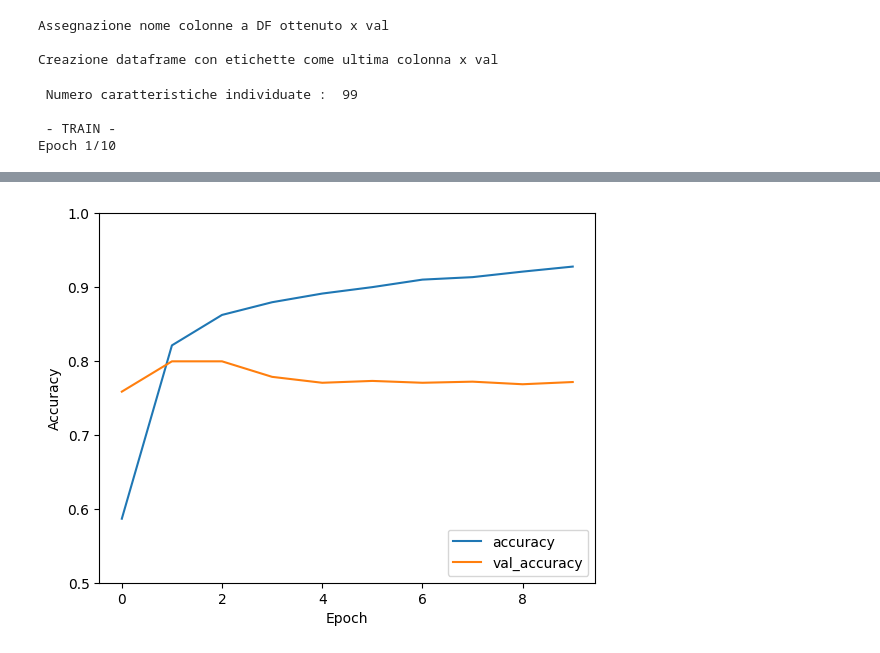
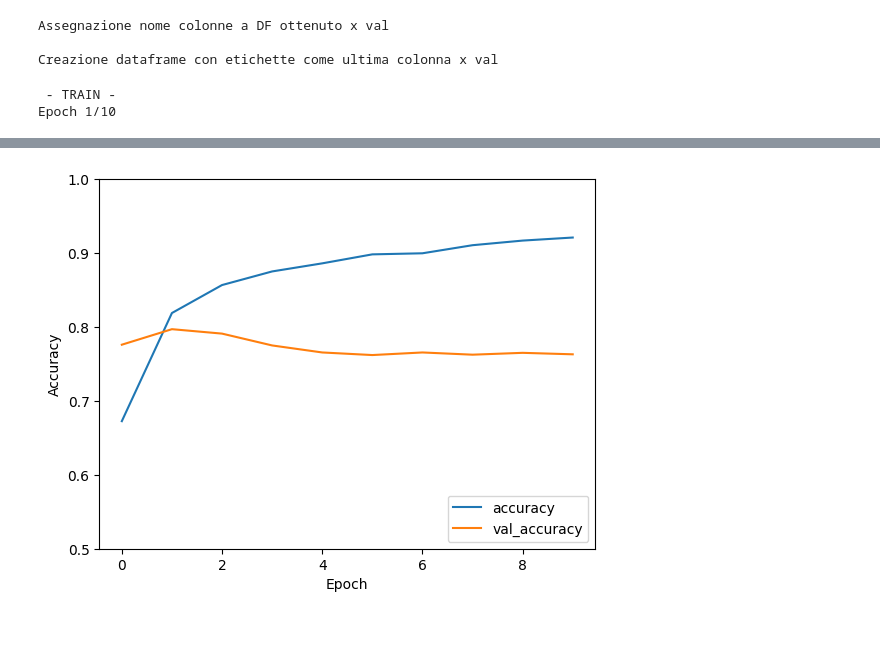
Before and after one commit to Domendomen99/csl_prj, a Jupyter notebook: CNN_PCA+.ipynb, the cells around one changed output, grey strips where cells are left out. Saved outputs shown, nothing was run; the diff lists cells and outputs as text; code cells hidden in the pictures.

```diff
--- a/CNN_PCA+.ipynb
+++ b/CNN_PCA+.ipynb
@@ -295,39 +307,9 @@ df_filtrato_test = df_filtrato_test.drop(columns=['y'])
 df_filtrato_val = df_filtrato_etichettato_val.copy()
 df_filtrato_val = df_filtrato_val.drop(columns=['y'])
 # %%
-
 from tensorflow.keras import Sequential
 from tensorflow.keras.layers import Dense, Dropout
 from tensorflow.keras.optimizers import Adam
-
-
-##############################################
-## - APPROCCIO CON MODELLO TROVATO ONLINE - ##
-###################################################################################
-# -> https://www.datacamp.com/tutorial/principal-component-analysis-in-python <- ##
-###################################################################################
-# - Utilizzo di una NN sequenziale - #########
-###############################################################################
-# - Senza scremare il dataset il risultato della classificazione è inutile - ##
-###############################################################################
-
-# Imposto PCA in modo che mantenga il 90% della varianza originale
-pca = PCA(pca_train.n_components_)
-
-# Adattamento dei dati in modo che mantengano le caratteristiche desiderate
-pca.fit(df_filtrato)
-pca.fit(df_filtrato_test)
-
-# Creazione dell'oggetto PCA con i parametri desiderati
-PCA(copy=True, iterated_power='auto', n_components=pca.n_components_, random_state=None, svd_solver='auto', tol=0.0, whiten=False)
-
-# Stampa dei componenti individuati in fase di riduzione della dimensionalità
-print("\n Numero caratteristiche individuate : ",pca.n_components_)
-
-# Applico trasformazione a dati in modo da proiettarli su uno spazio di dimensionalità ridotta
-# - Ottenuto prima
-train_img_pca = pca.transform(df_filtrato)
-test_img_pca = pca.transform(df_filtrato_test)
 
 # Numero di classi da classificare
 num_classes = 10
@@ -356,20 +338,6 @@ model.add(Dense(128, activation='relu'))
 ##  model.add(Dense(4, activation='relu'))
 model.add(Dense(num_classes, activation='softmax'))
 
-'''
-model = Sequential()
-model.add(Dense(512, activation='relu', input_shape=(2,)))
-model.add(Dropout(0.2))  # Introduce dropout for regularization
-model.add(Dense(256, activation='relu'))
-model.add(Dropout(0.2))
-model.add(Dense(128, activation='relu'))
-model.add(Dense(num_classes, activation='softmax'))
-
-model.compile(loss='categorical_crossentropy',
-                optimizer=Adam(learning_rate=0.01),
-                metrics=['accuracy'])
-'''
-
 # Stampa della conformazione del modello
 ##  model.summary()
 
@@ -379,20 +347,11 @@ model.compile(loss='categorical_crossentropy', optimizer=Adam(learning_rate=0.00
 
 # Esecuzione allenamento e calcolo affidabilità
 print("\n - TRAIN - ")
-history = model.fit(train_img_pca, y_train,batch_size=batch_size,epochs=epochs,verbose=1, validation_data=(test_img_pca, y_test))
+history = model.fit(df_filtrato, y_train,batch_size=batch_size,epochs=epochs,verbose=1, validation_data=(df_filtrato_test, y_test))
 
 print("\n - VALUTAZIONE - ")
-score = model.evaluate(test_img_pca, y_test)
+score = model.evaluate(df_filtrato_test, y_test)
 print("\nAccuratezza:", score[1])
-
-'''
-print("\n - TEST - ")
-predizione = model.predict(test_img_pca)
-for i in range(len(predizione[:,])):
-    print("Predizione ", i , " : " , np.argmax(predizione[i]))
-    print("Etichetta reale : " , y_test_filtrato[i])
-    print(" -- ")
-'''
 
 plt.plot(history.history['accuracy'], label='accuracy')
 plt.plot(history.history['val_accuracy'], label = 'val_accuracy')
@@ -401,9 +360,7 @@ plt.ylabel('Accuracy')
 plt.ylim([0.5, 1])
 plt.legend(loc='lower right')
 
-test_loss, test_acc = model.evaluate(test_img_pca,  y_test, verbose=2)
+test_loss, test_acc = model.evaluate(df_filtrato_test,  y_test, verbose=2)
 # %% [output]
- Numero caratteristiche individuate :  99
-
  - TRAIN -
 Epoch 1/10
@@ -427 +384 @@ Accuratezza: 0.7714999914169312
-[figure, old version]
+[figure, new version]
```
Also changed, not shown: parts of 3 cells of this notebook.
